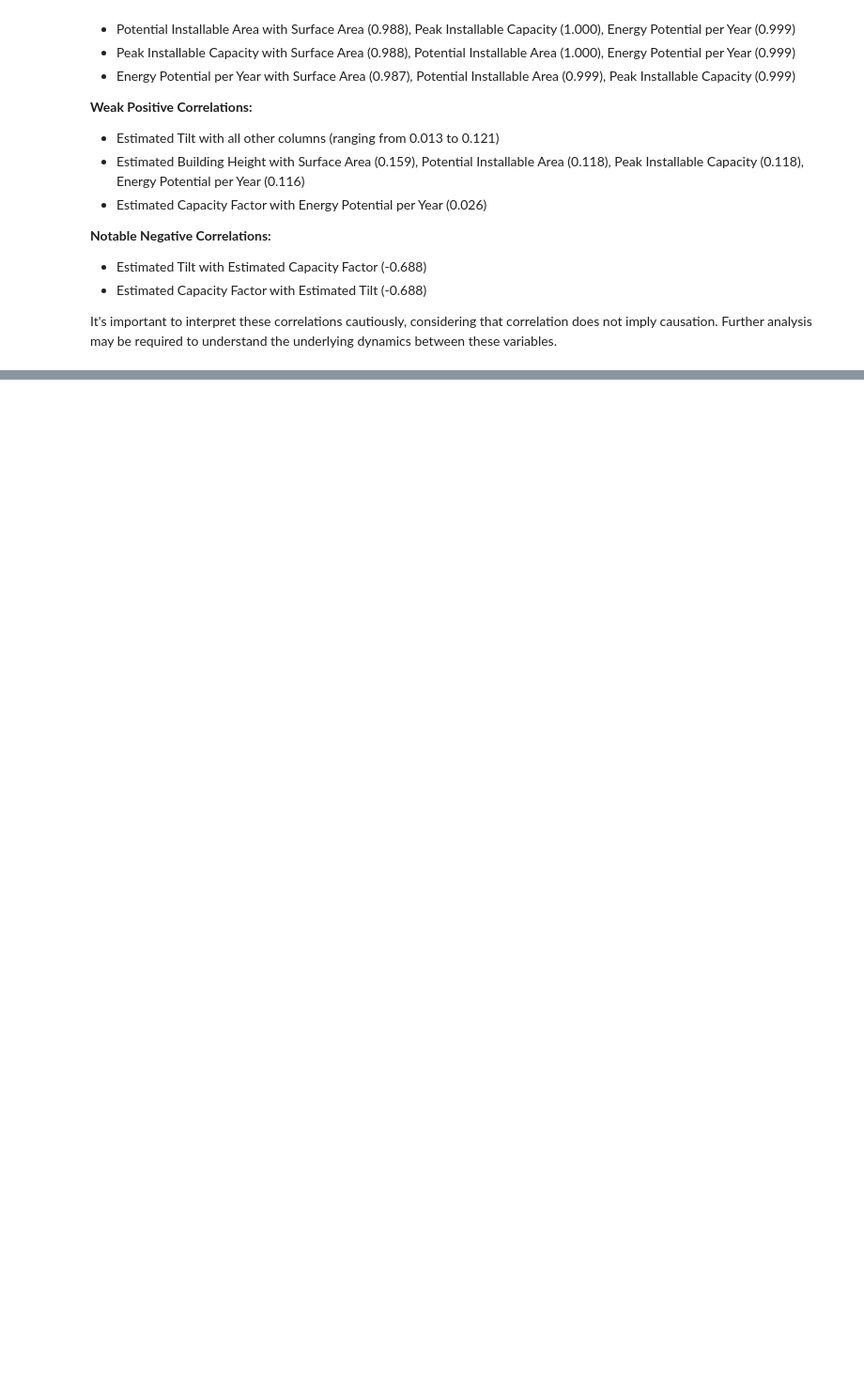
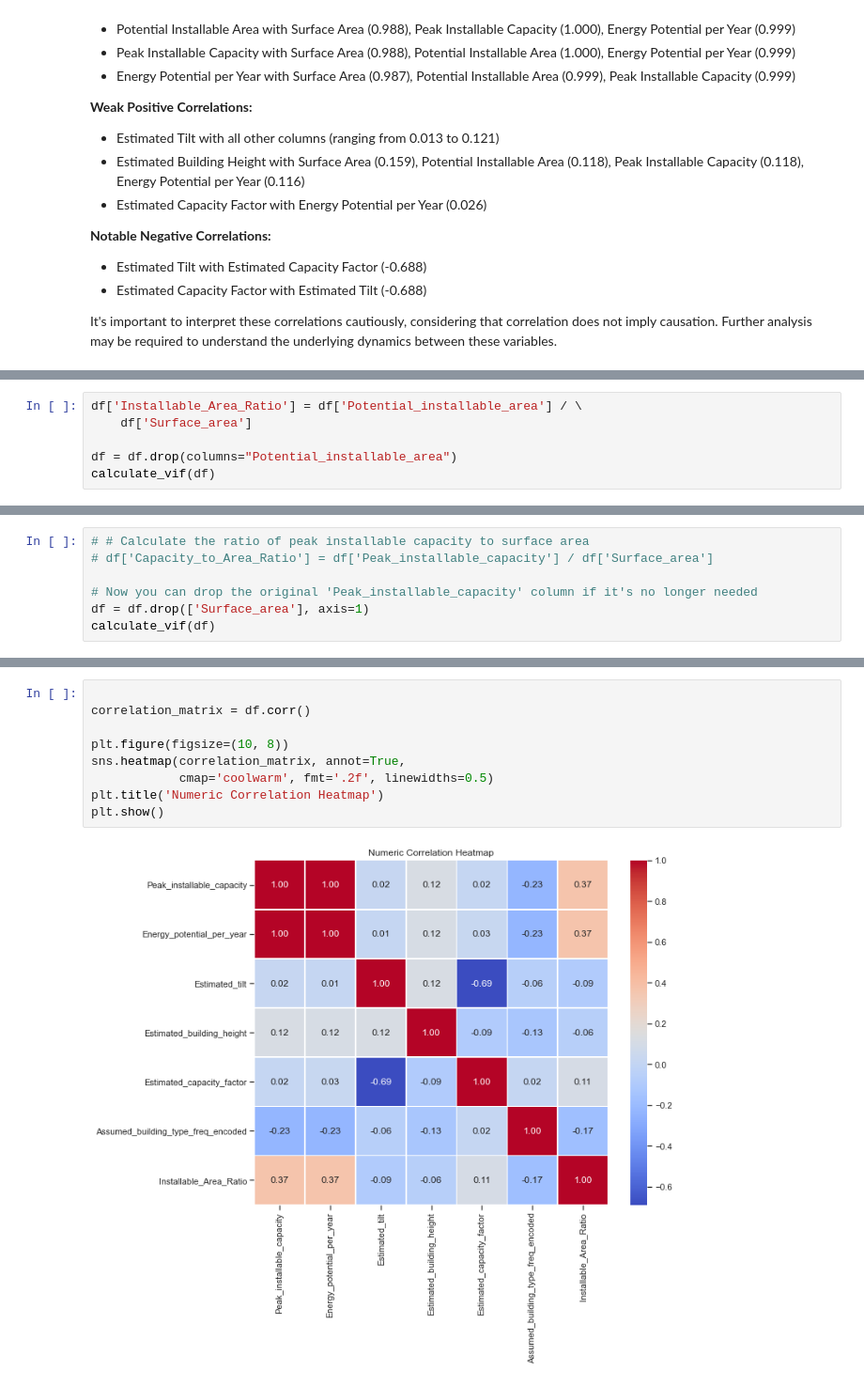
Before and after one commit to samcurryokee/Solar-Panel-Optimization-in-Nairobi, a Jupyter notebook: esther.ipynb, the cells around one changed output, grey strips where cells are left out. Shown at 94% size. Drawn from its saved outputs; the diff is of its cells as text; blank space fills up the shorter version.

```diff
--- a/esther.ipynb
+++ b/esther.ipynb
@@ -491,0 +561,6 @@ print(vif_result)
+# %%
+df['Installable_Area_Ratio'] = df['Potential_installable_area'] / \
+    df['Surface_area']
+
+df = df.drop(columns="Potential_installable_area")
+calculate_vif(df)
@@ -491,0 +577,7 @@ print(vif_result)
+# %%
+# # Calculate the ratio of peak installable capacity to surface area
+# df['Capacity_to_Area_Ratio'] = df['Peak_installable_capacity'] / df['Surface_area']
+
+# Now you can drop the original 'Peak_installable_capacity' column if it's no longer needed
+df = df.drop(['Surface_area'], axis=1)
+calculate_vif(df)
@@ -491,0 +593,11 @@ print(vif_result)
+# %%
+
+correlation_matrix = df.corr()
+
+plt.figure(figsize=(10, 8))
+sns.heatmap(correlation_matrix, annot=True,
+            cmap='coolwarm', fmt='.2f', linewidths=0.5)
+plt.title('Numeric Correlation Heatmap')
+plt.show()
+# %% [output]
+[figure, added]
```
Also changed, not shown: parts of 24 cells of this notebook.
